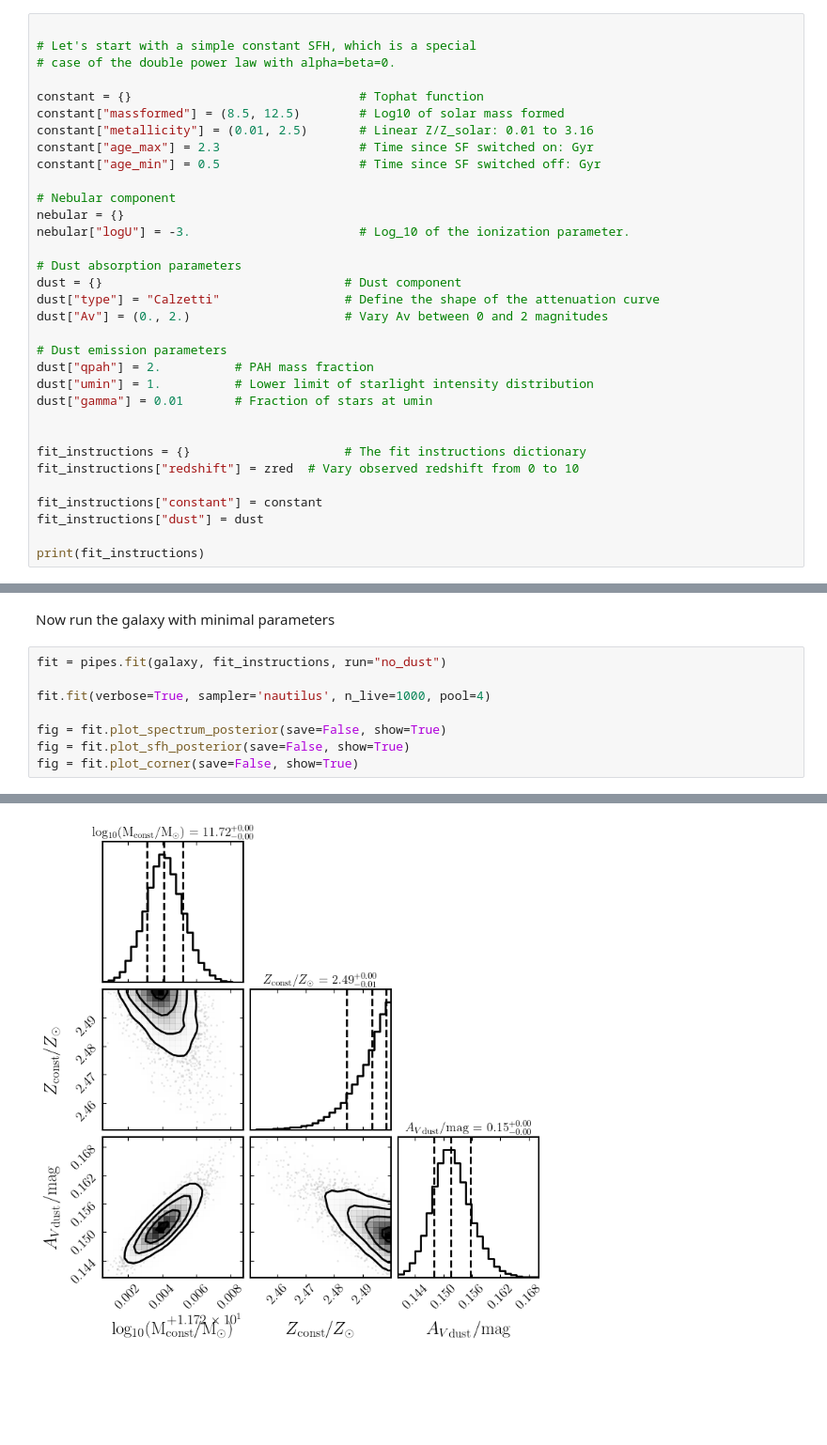
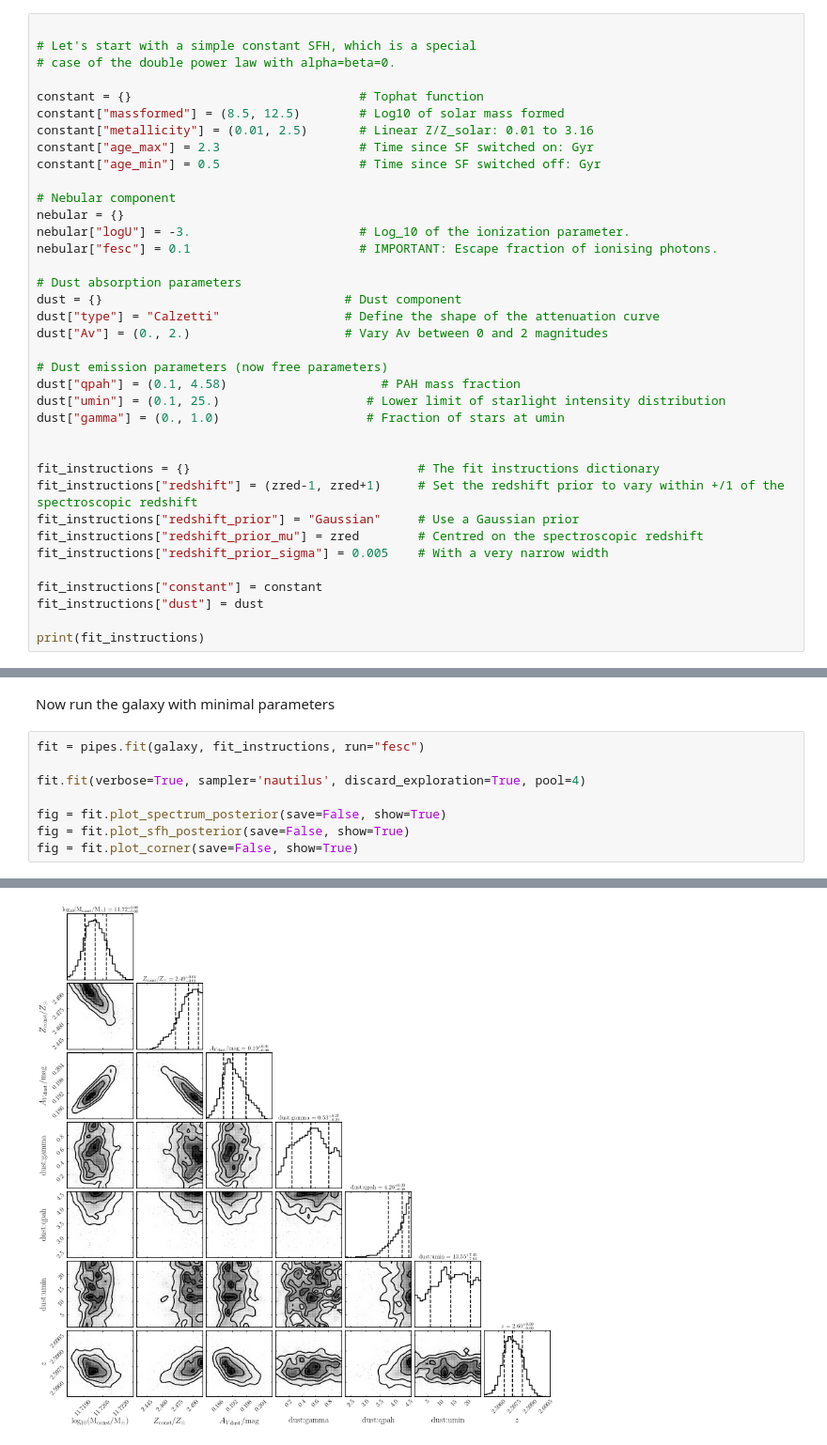
Before and after one commit to benjaminpcollins/bagpipes, a Jupyter notebook: examples/Example 4 - Fitting more complex models to photometry.ipynb, the cells around one changed output, grey strips where cells are left out. Shown at 94% size. Drawn from its saved outputs; the diff is of its cells as text; blank space fills up the shorter version.

```diff
--- a/examples/Example 4 - Fitting more complex models to photometry.ipynb
+++ b/examples/Example 4 - Fitting more complex models to photometry.ipynb
@@ -351,20 +351,24 @@ constant["age_min"] = 0.5                   # Time since SF switched off: Gyr
 # Nebular component
 nebular = {}
 nebular["logU"] = -3.                       # Log_10 of the ionization parameter.
+nebular["fesc"] = 0.1                       # IMPORTANT: Escape fraction of ionising photons.
 
 # Dust absorption parameters
 dust = {}                                 # Dust component
 dust["type"] = "Calzetti"                 # Define the shape of the attenuation curve
 dust["Av"] = (0., 2.)                     # Vary Av between 0 and 2 magnitudes
 
-# Dust emission parameters
-dust["qpah"] = 2.          # PAH mass fraction
-dust["umin"] = 1.          # Lower limit of starlight intensity distribution
-dust["gamma"] = 0.01       # Fraction of stars at umin
+# Dust emission parameters (now free parameters)
+dust["qpah"] = (0.1, 4.58)                     # PAH mass fraction
+dust["umin"] = (0.1, 25.)                    # Lower limit of starlight intensity distribution
+dust["gamma"] = (0., 1.0)                    # Fraction of stars at umin
 
 
-fit_instructions = {}                     # The fit instructions dictionary
-fit_instructions["redshift"] = zred  # Vary observed redshift from 0 to 10
+fit_instructions = {}                               # The fit instructions dictionary
+fit_instructions["redshift"] = (zred-1, zred+1)     # Set the redshift prior to vary within +/1 of the spectroscopic redshift
+fit_instructions["redshift_prior"] = "Gaussian"     # Use a Gaussian prior
+fit_instructions["redshift_prior_mu"] = zred        # Centred on the spectroscopic redshift
+fit_instructions["redshift_prior_sigma"] = 0.005    # With a very narrow width
 
 fit_instructions["constant"] = constant
 fit_instructions["dust"] = dust
@@ -375,9 +379,9 @@ print(fit_instructions)
 # %% [markdown]
 Now run the galaxy with minimal parameters
 # %%
-fit = pipes.fit(galaxy, fit_instructions, run="no_dust")
+fit = pipes.fit(galaxy, fit_instructions, run="fesc")
 
-fit.fit(verbose=True, sampler='nautilus', n_live=1000, pool=4)
+fit.fit(verbose=True, sampler='nautilus', discard_exploration=True, pool=4)
 
 fig = fit.plot_spectrum_posterior(save=False, show=True)
 fig = fit.plot_sfh_posterior(save=False, show=True)
@@ -403 +409 @@ dust:Av                        0.148      0.151      0.156
-[figure, old version]
+[figure, new version]
```
Also changed, not shown: parts of 3 cells of this notebook.
